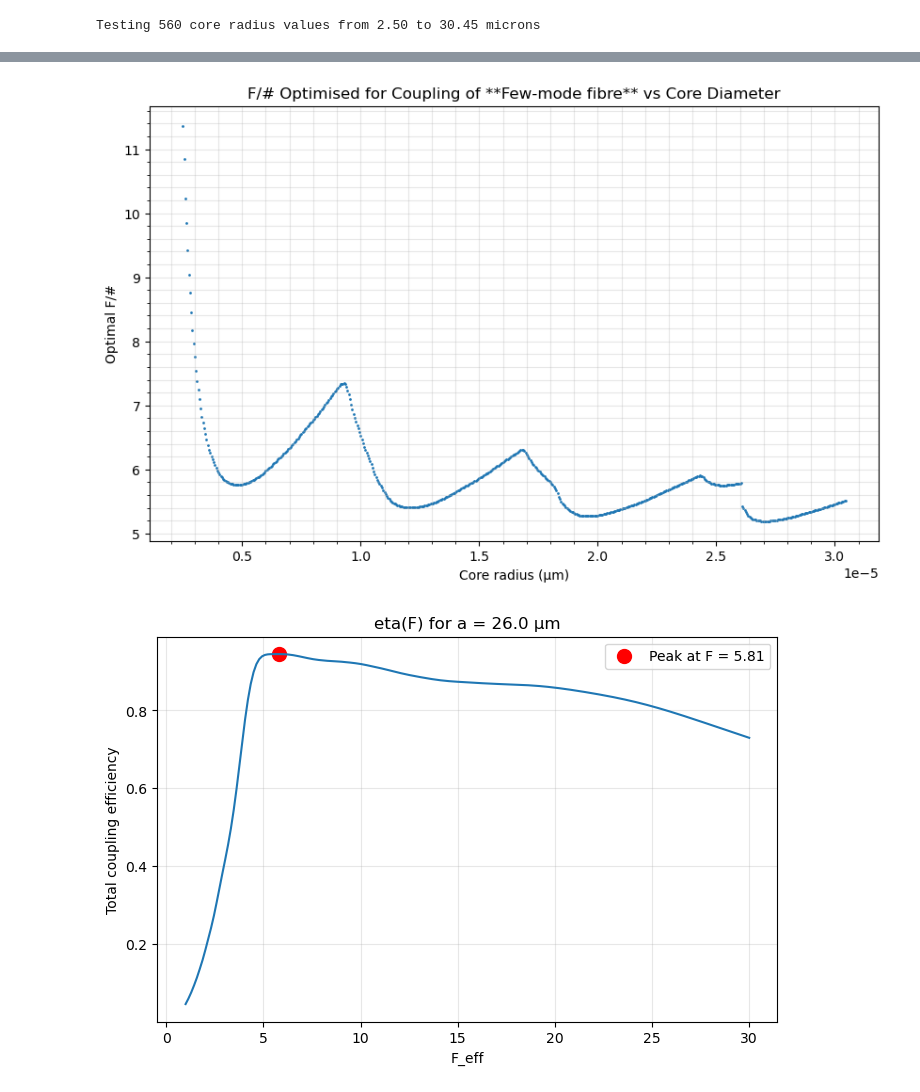
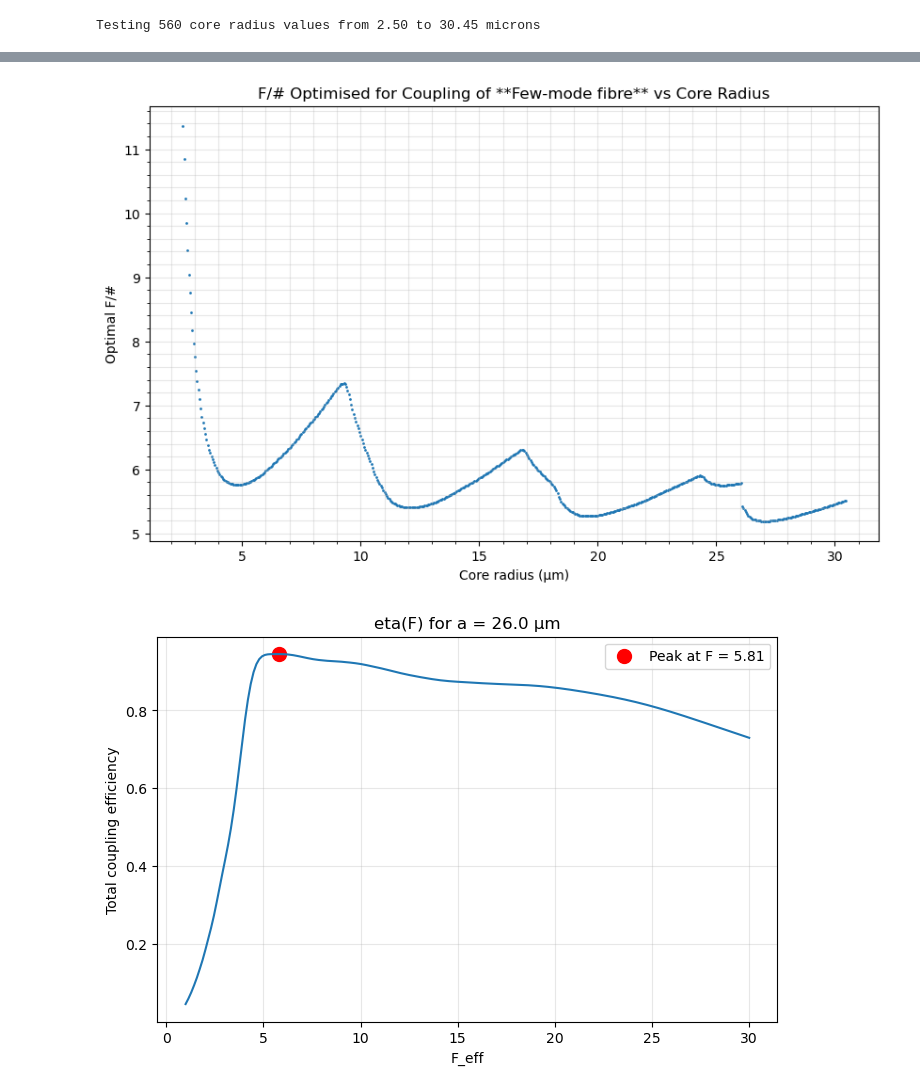
Before and after one commit to TongyueLiu/OH-Suppression-MRes-Project, a Jupyter notebook: notebooks/2D electric field calculations.ipynb, the cells around one changed output, grey strips where cells are left out. Cells and saved outputs as stored; diff of their text form; code cells hidden in the pictures.

```diff
--- a/notebooks/2D electric field calculations.ipynb
+++ b/notebooks/2D electric field calculations.ipynb
@@ -1015,15 +1015,15 @@ plt.show()
 # %%
 plt.figure(figsize=(10, 6))
-plt.scatter(a_arr, F_opt_arr, s=1)
+plt.scatter(a_arr * 1e6, F_opt_arr, s=1)
 plt.xlabel("Core radius (µm)")
 plt.ylabel("Optimal F/#")
-plt.title("F/# Optimised for Coupling of **Few-mode fibre** vs Core Diameter")
+plt.title("F/# Optimised for Coupling of **Few-mode fibre** vs Core Radius")
 # minorticks
 plt.gca().minorticks_on()
 plt.grid(True, which='both', alpha=0.3)
 plt.show()
 # %% [output]
-[figure, old version]
+[figure, new version]
 # %%
 a_test = 26e-6
 
```
Also changed, not shown: parts of 18 cells of this notebook, 2 other files.
